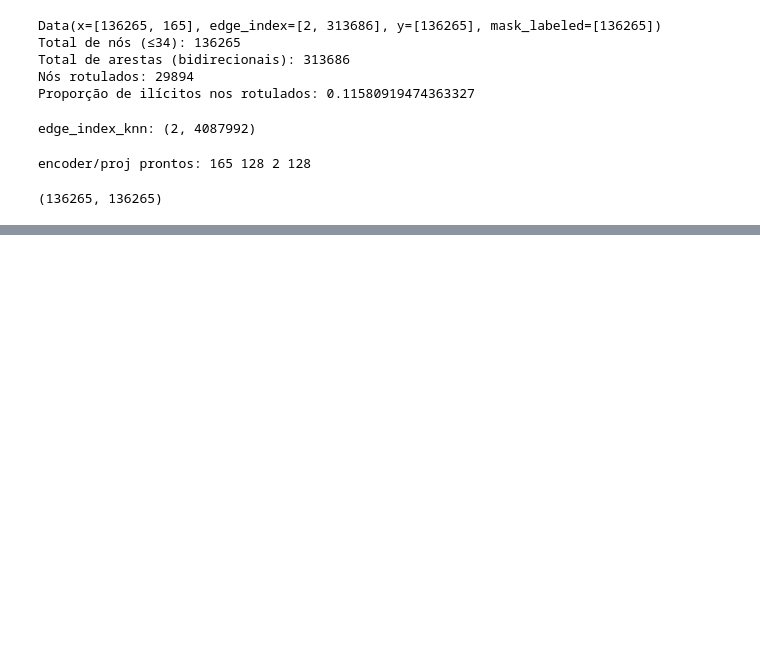
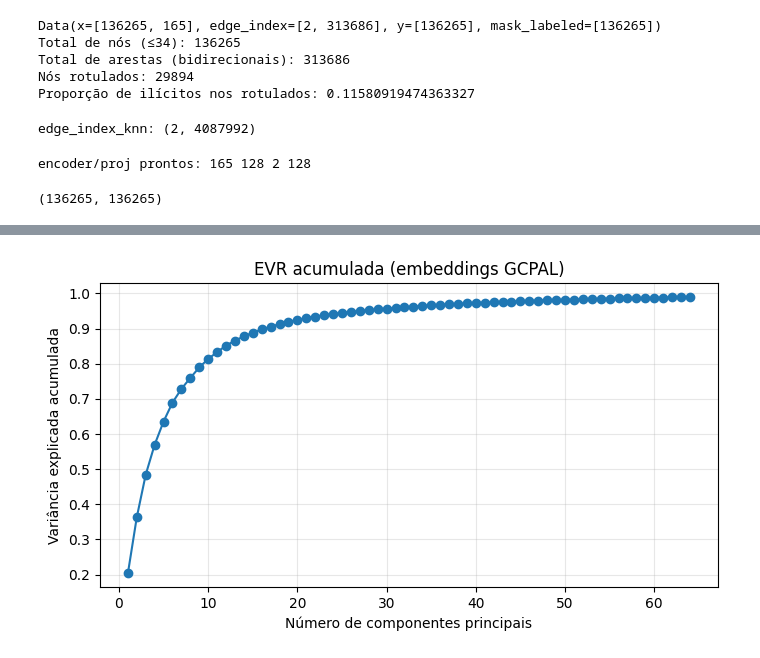
Before and after one commit to leorrib/TCC, a Jupyter notebook: notebooks/04_GIN_embeddings.ipynb, the cells around one changed output, grey strips where cells are left out. Drawn from its saved outputs; the diff is of its cells as text; code cells hidden in the pictures; blank space fills up the shorter version.

```diff
--- a/notebooks/04_GIN_embeddings.ipynb
+++ b/notebooks/04_GIN_embeddings.ipynb
@@ -242,0 +256,38 @@ print("   -", "test2_embeddings_pca_gcpal.csv")
+# %%
+# ==========================================================
+# EVR (variância explicada) vs nº de componentes (1..64) — apenas plot
+# ==========================================================
+import numpy as np
+import pandas as pd
+from pathlib import Path
+from sklearn.decomposition import PCA
+from sklearn.preprocessing import StandardScaler
+import matplotlib.pyplot as plt
+
+# Caminho para o CSV de treino (ajuste ROOT/cfg se necessário)
+emb_dir = (ROOT / cfg["paths"]["data_processed"] / "embeddings").resolve()
+csv_train = emb_dir / "train_embeddings_gcpal.csv"
+
+# Carrega embeddings de treino
+df = pd.read_csv(csv_train)
+X = df[[c for c in df.columns if c.startswith("emb_gcpal_")]].values
+
+# Padroniza e ajusta PCA até 64 PCs (ou até o nº de features)
+X_std = StandardScaler().fit_transform(X)
+n_comp = min(64, X_std.shape[1])
+pca = PCA(n_components=n_comp, random_state=cfg.get("general", {}).get("seed", 42))
+pca.fit(X_std)
+
+evr_cum = np.cumsum(pca.explained_variance_ratio_)
+
+# Plot único (sem salvar)
+fig, ax = plt.subplots(figsize=(7, 4))
+ax.plot(range(1, n_comp + 1), evr_cum, marker="o")
+ax.set_xlabel("Número de componentes principais")
+ax.set_ylabel("Variância explicada acumulada")
+ax.set_title("EVR acumulada (embeddings GCPAL)")
+ax.grid(True, alpha=0.3)
+fig.tight_layout()
+plt.show()
+# %% [output]
+[figure, added]
```
Also changed, not shown: parts of 3 cells of this notebook, 28 other files.
